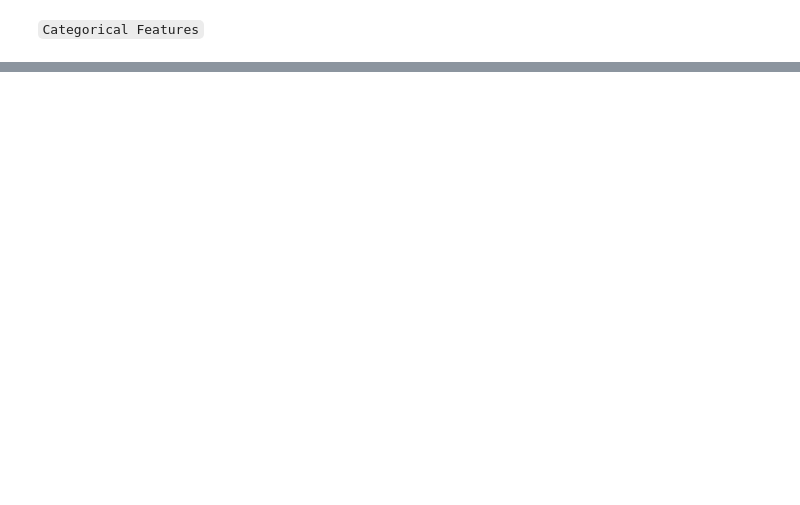
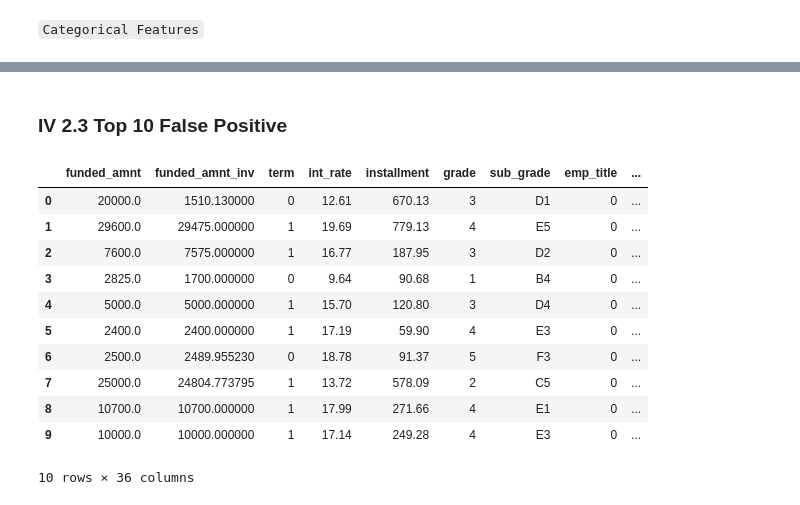
Before and after one commit to namtran6701/Default-Prediction, a Jupyter notebook: NamTran_notebook.ipynb, the cells around one changed output, grey strips where cells are left out. Drawn from its saved outputs; the diff is of its cells as text; code cells hidden in the pictures; blank space fills up the shorter version.

```diff
--- a/NamTran_notebook.ipynb
+++ b/NamTran_notebook.ipynb
@@ -869,0 +952,24 @@ for i, var in enumerate(categorical_features[:3]):
+# %% [markdown]
+### IV 2.3 Top 10 False Positive
+# %%
+# top 10 false positive
+top_10_fp = (X_test
+             .query('loan_status != pred and loan_status == 0')
+             .sort_values(by='pred_proba', ascending=False)
+             .head(10)
+             .reset_index(drop=True)
+)
+top_10_fp.head(10)
+# %% [output]
+|  | funded_amnt | funded_amnt_inv | term | int_rate | installment | grade | sub_grade | emp_title | ... |
+| 0 | 20000.0 | 1510.130000 | 0 | 12.61 | 670.13 | 3 | D1 | 0 | ... |
+| 1 | 29600.0 | 29475.000000 | 1 | 19.69 | 779.13 | 4 | E5 | 0 | ... |
+| 2 | 7600.0 | 7575.000000 | 1 | 16.77 | 187.95 | 3 | D2 | 0 | ... |
+| 3 | 2825.0 | 1700.000000 | 0 | 9.64 | 90.68 | 1 | B4 | 0 | ... |
+| 4 | 5000.0 | 5000.000000 | 1 | 15.70 | 120.80 | 3 | D4 | 0 | ... |
+| 5 | 2400.0 | 2400.000000 | 1 | 17.19 | 59.90 | 4 | E3 | 0 | ... |
+| 6 | 2500.0 | 2489.955230 | 0 | 18.78 | 91.37 | 5 | F3 | 0 | ... |
+| 7 | 25000.0 | 24804.773795 | 1 | 13.72 | 578.09 | 2 | C5 | 0 | ... |
+| 8 | 10700.0 | 10700.000000 | 1 | 17.99 | 271.66 | 4 | E1 | 0 | ... |
+| 9 | 10000.0 | 10000.000000 | 1 | 17.14 | 249.28 | 4 | E3 | 0 | ... |
+10 rows × 36 columns
```
Also changed, not shown: parts of 21 cells of this notebook, 2 other files.
